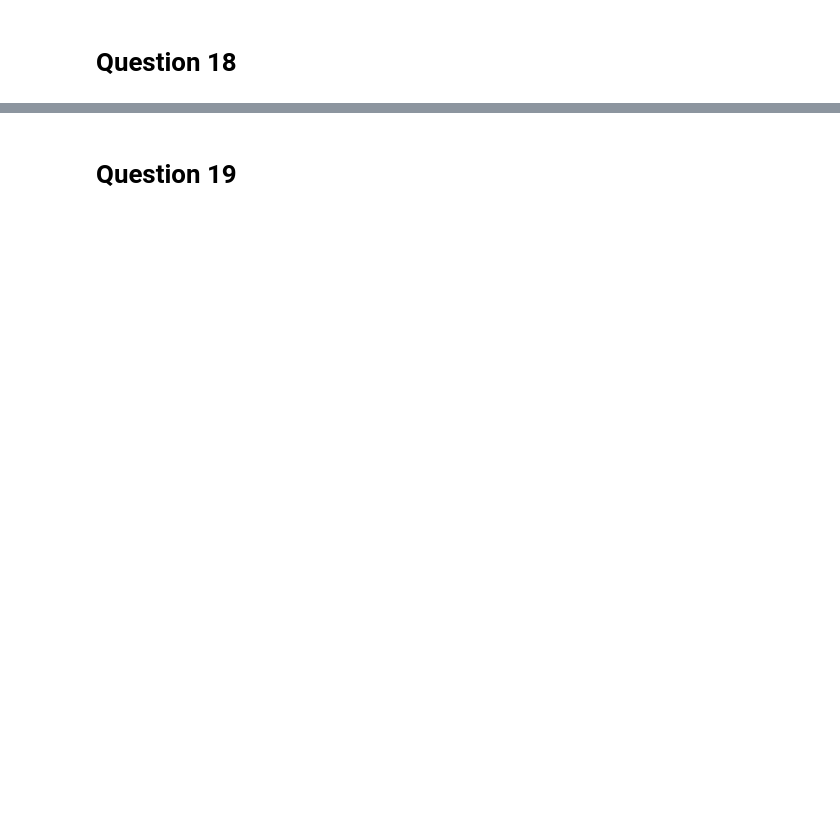
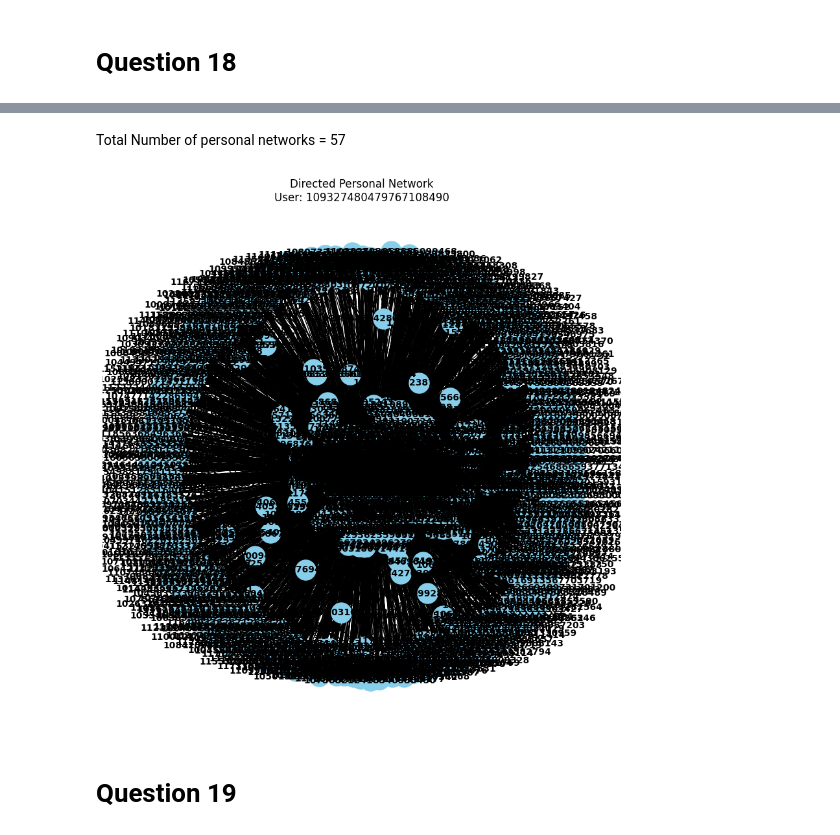
Before and after one commit to kbaseba/232E, a Jupyter notebook: Project_2/ECE232E_Project2_606539982_106405230_106303745.ipynb, the cells around one changed output, grey strips where cells are left out. Saved outputs shown, nothing was run; the diff lists cells and outputs as text; code cells hidden in the pictures; blank space fills up the shorter version.

```diff
--- a/Project_2/ECE232E_Project2_606539982_106405230_106303745.ipynb
+++ b/Project_2/ECE232E_Project2_606539982_106405230_106303745.ipynb
@@ -34,0 +76,9 @@
+# %%
+# Print content of first few .circles files
+for file in os.listdir('gplus/gplus'):
+    if file.endswith(".circles"):
+        print(f"\n--- {file} ---")
+        with open(os.path.join('gplus/gplus', file), "r") as f:
+            for line in f:
+                print(line.strip())
+        break  # Print only the first few
@@ -34,0 +109,8 @@
+# %%
+# Print number of circles each user has
+for file in os.listdir('gplus/gplus'):
+    if file.endswith(".circles"):
+     path = os.path.join('gplus/gplus', file)
+     with open(path, "r") as f:
+        num_lines = sum(1 for line in f if line.strip())
+        print(f"{file}: {num_lines} circles")
@@ -34,0 +135,12 @@
+# %%
+# Print content of a specific .circles file
+file_name = "110701307803962595019.circles"
+file_path = os.path.join("gplus/gplus", file_name)
+
+if os.path.exists(file_path):
+    print(f"Contents of {file_name}:\n")
+    with open(file_path, "r") as f:
+        for line in f:
+            print(line.strip())
+else:
+    print(f"ile {file_name} not found.")
@@ -37,2 +192,21 @@
+# %% [markdown]
+Total Number of personal networks = 57
+# %%
+# Visualizing the directed personal network for a user
+import matplotlib.pyplot as plt
+
+user_id = '109327480479767108490'
+
+G = personal_networks[user_id]
+
+# Plot directed graph using NetworkX
+plt.figure(figsize=(8, 8))  # Set the figure size
+pos = nx.spring_layout(G)  # Positions for the nodes using Fruchterman-Reingold force-directed algorithm
+nx.draw(G, pos, with_labels=True, node_size=500, node_color='skyblue', font_size=10, font_weight='bold', arrows=True)
+
+plt.title(f"Directed Personal Network\nUser: {user_id}")
+plt.show()
+# %% [output]
+[figure, added]
 # %% [markdown]
 # Question 19
```
Also changed, not shown: parts of 10 cells of this notebook.
